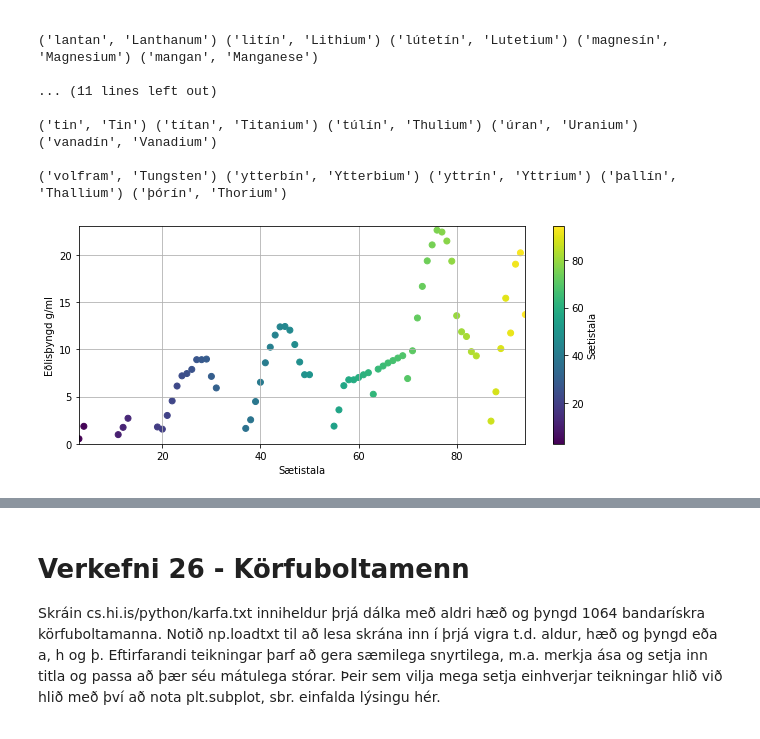
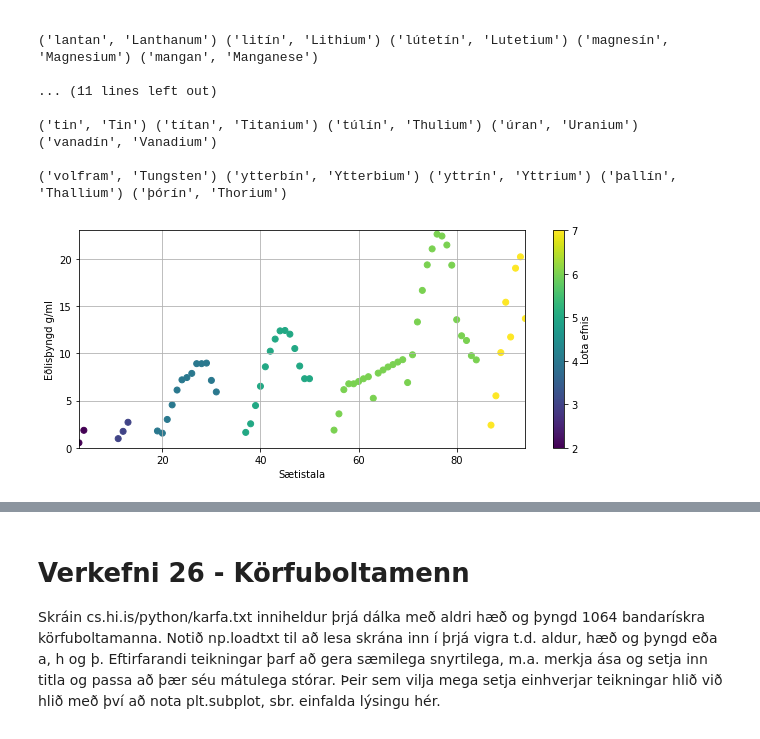
Before and after one commit to SvanaBirgis/Reiknifraedi, a Jupyter notebook: Skilaverkefni/S6.ipynb, the cells around one changed output, grey strips where cells are left out. Drawn from its saved outputs; the diff is of its cells as text; code cells hidden in the pictures.

```diff
--- a/Skilaverkefni/S6.ipynb
+++ b/Skilaverkefni/S6.ipynb
@@ -148,14 +148,18 @@ for i in range(len(abc)):
 # %%
 # d. Eðlisþyngd eftir sæti
 import matplotlib.pyplot as plt
 
+lota_efnis = []
+for x in sætistala:
+  lota_efnis.append(lota(x))
+
 plt.figure(figsize=(10,4))
 plt.xlim(3, 94)
 plt.ylim(0,23)
-plt.scatter(sætistala,eðlisþyngd, c=sætistala)
-plt.colorbar(label='Sætistala')
+plt.scatter(sætistala,eðlisþyngd, c=lota_efnis)
+plt.colorbar(label='Lota efnis')
 plt.xlabel('Sætistala')
 plt.ylabel('Eðlisþyngd g/ml')
 plt.grid()
 # %% [output]
-[figure, old version]
+[figure, new version]
```
Also changed, not shown: parts of 4 cells of this notebook.
